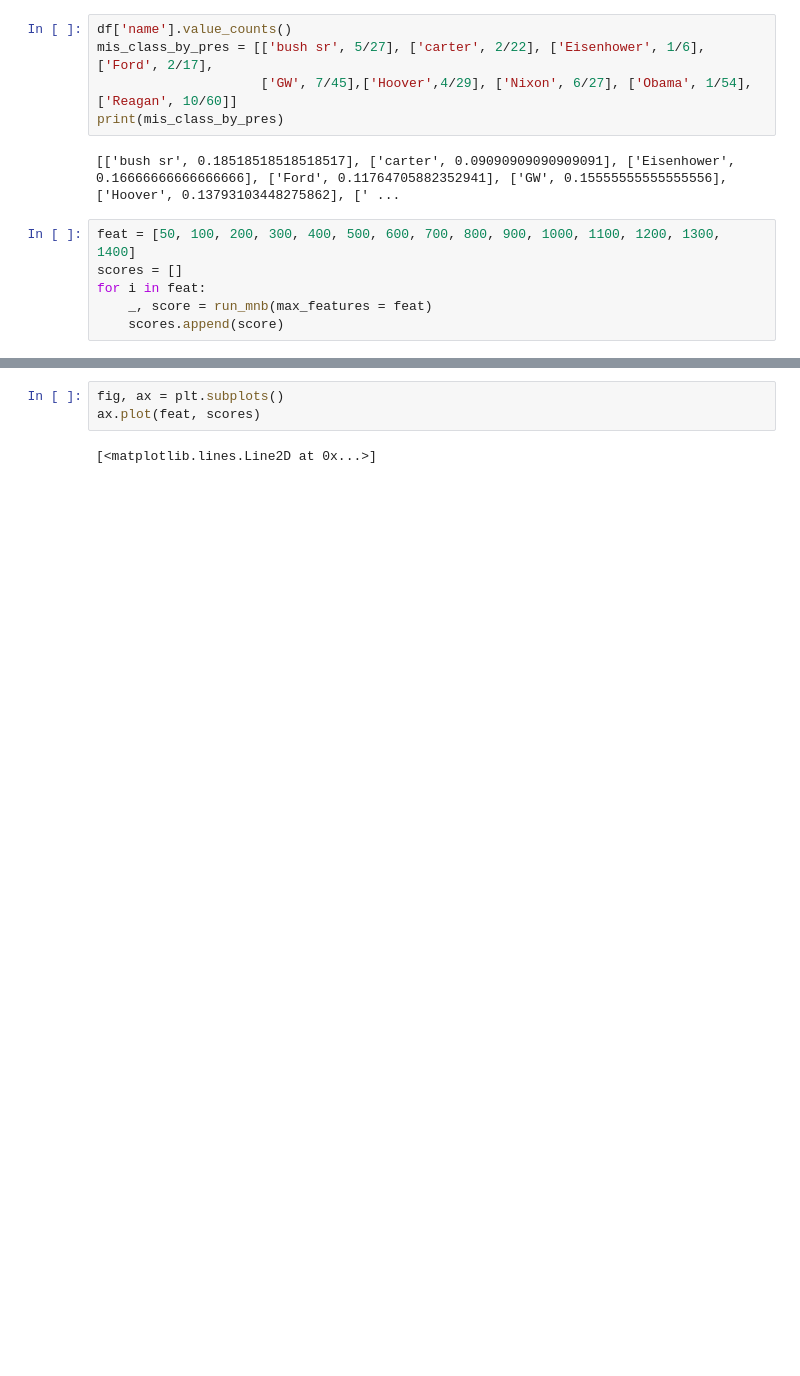
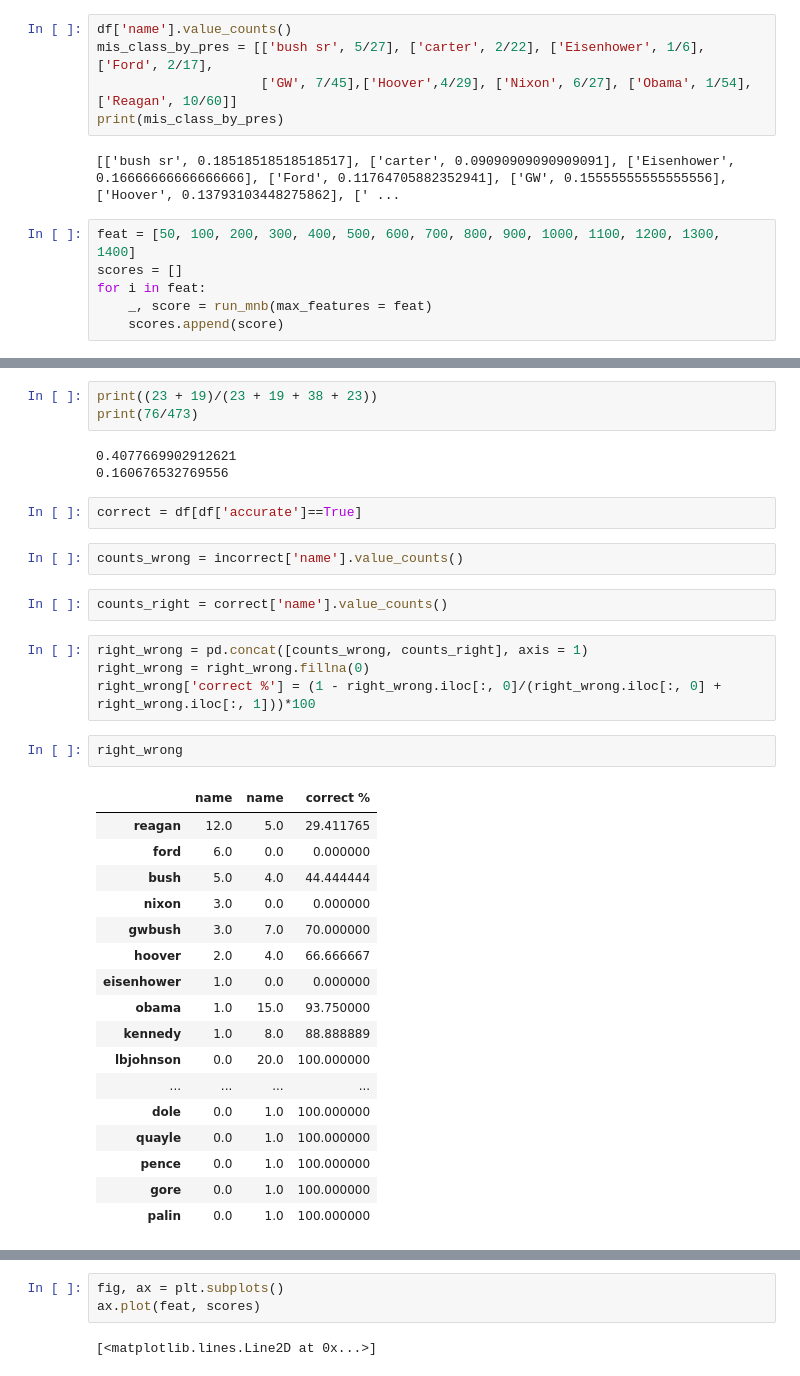
Before and after one commit to annewbarry/partisan-speech, a Jupyter notebook: partisan_speech.ipynb, the cells around one changed output, grey strips where cells are left out. Drawn from its saved outputs; the diff is of its cells as text; blank space fills up the shorter version.

```diff
--- a/partisan_speech.ipynb
+++ b/partisan_speech.ipynb
@@ -1250,0 +1613,36 @@ for i in feat:
+# %%
+print((23 + 19)/(23 + 19 + 38 + 23))
+print(76/473)
+# %% [output]
+0.4077669902912621
+0.160676532769556
+# %%
+correct = df[df['accurate']==True]
+# %%
+counts_wrong = incorrect['name'].value_counts()
+# %%
+counts_right = correct['name'].value_counts()
+# %%
+right_wrong = pd.concat([counts_wrong, counts_right], axis = 1)
+right_wrong = right_wrong.fillna(0)
+right_wrong['correct %'] = (1 - right_wrong.iloc[:, 0]/(right_wrong.iloc[:, 0] + right_wrong.iloc[:, 1]))*100
+# %%
+right_wrong
+# %% [output]
+|  | name | name | correct % |
+| reagan | 12.0 | 5.0 | 29.411765 |
+| ford | 6.0 | 0.0 | 0.000000 |
+| bush | 5.0 | 4.0 | 44.444444 |
+| nixon | 3.0 | 0.0 | 0.000000 |
+| gwbush | 3.0 | 7.0 | 70.000000 |
+| hoover | 2.0 | 4.0 | 66.666667 |
+| eisenhower | 1.0 | 0.0 | 0.000000 |
+| obama | 1.0 | 15.0 | 93.750000 |
+| kennedy | 1.0 | 8.0 | 88.888889 |
+| lbjohnson | 0.0 | 20.0 | 100.000000 |
+| ... | ... | ... | ... |
+| dole | 0.0 | 1.0 | 100.000000 |
+| quayle | 0.0 | 1.0 | 100.000000 |
+| pence | 0.0 | 1.0 | 100.000000 |
+| gore | 0.0 | 1.0 | 100.000000 |
+| palin | 0.0 | 1.0 | 100.000000 |
```
Also changed, not shown: parts of 44 cells of this notebook.
